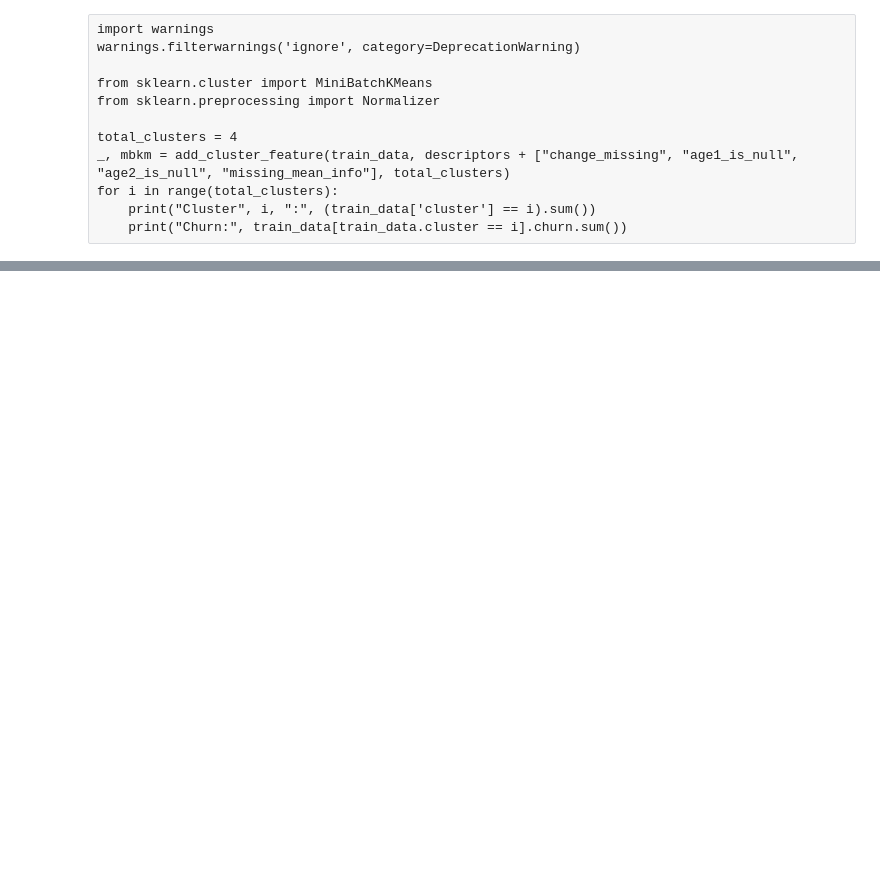
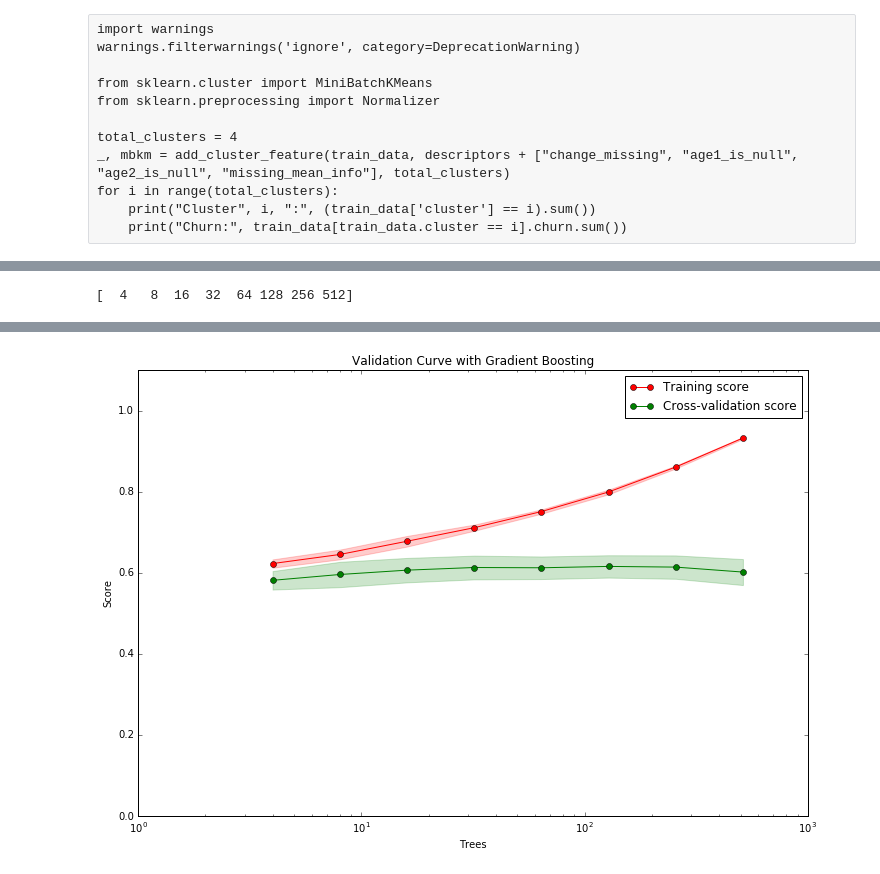
Before and after one commit to Kenji-K/DMC-Predictive-Challenge, a Jupyter notebook: Cell2Cell.ipynb, the cells around one changed output, grey strips where cells are left out. Cells and saved outputs as stored; diff of their text form; code cells hidden in the pictures; blank space fills up the shorter version.

```diff
--- a/Cell2Cell.ipynb
+++ b/Cell2Cell.ipynb
@@ -1614,0 +1078,40 @@ plt.show()
+# %%
+%matplotlib inline
+import matplotlib
+matplotlib.rcParams['figure.figsize'] = (12.0, 8.0)
+
+import matplotlib.pyplot as plt
+import numpy as np
+from sklearn.datasets import load_digits
+from sklearn.svm import SVC
+from sklearn.learning_curve import validation_curve
+from sklearn.ensemble import GradientBoostingClassifier
+
+X = train_data[selected_columns]
+y = train_data[target_var]
+
+param_range = np.logspace(2, 9, 8, base=2).astype('int')
+print(param_range)
+train_scores, test_scores = validation_curve(
+    GradientBoostingClassifier(), X, y, param_name="n_estimators", param_range=param_range,
+    cv=5, scoring="roc_auc", n_jobs=-2, verbose=2)
+train_scores_mean = np.mean(train_scores, axis=1)
+train_scores_std = np.std(train_scores, axis=1)
+test_scores_mean = np.mean(test_scores, axis=1)
+test_scores_std = np.std(test_scores, axis=1)
+
+plt.title("Validation Curve with Gradient Boosting")
+plt.xlabel("Trees")
+plt.ylabel("Score")
+plt.ylim(0.0, 1.1)
+plt.semilogx(param_range, train_scores_mean, 'o-', label="Training score", color="r")
+plt.fill_between(param_range, train_scores_mean - train_scores_std,
+                 train_scores_mean + train_scores_std, alpha=0.2, color="r")
+plt.semilogx(param_range, test_scores_mean, 'o-', label="Cross-validation score",
+             color="g")
+plt.fill_between(param_range, test_scores_mean - test_scores_std,
+                 test_scores_mean + test_scores_std, alpha=0.2, color="g")
+plt.legend(loc="best")
+plt.show()
+# %% [output]
+[  4   8  16  32  64 128 256 512]
@@ -1614,0 +1119 @@ plt.show()
+[figure, added]
```
Also changed, not shown: parts of 66 cells of this notebook.
